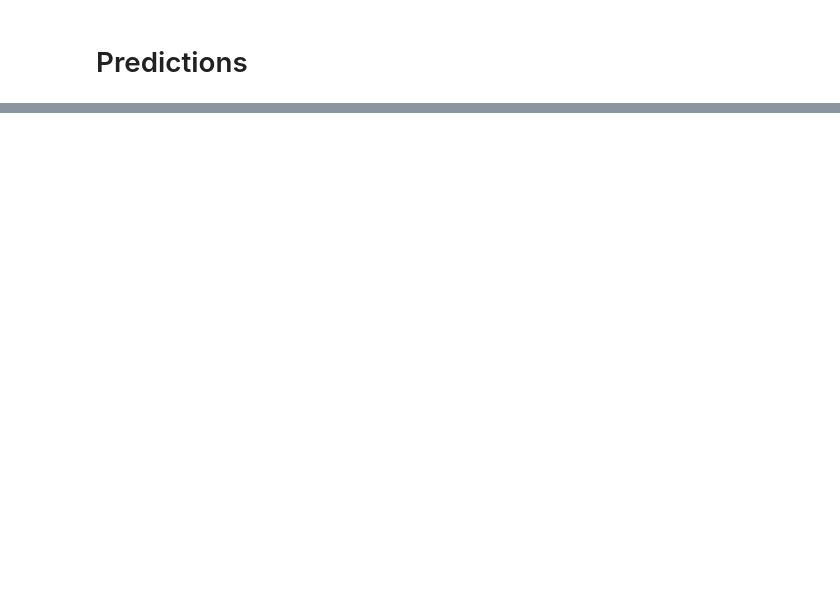
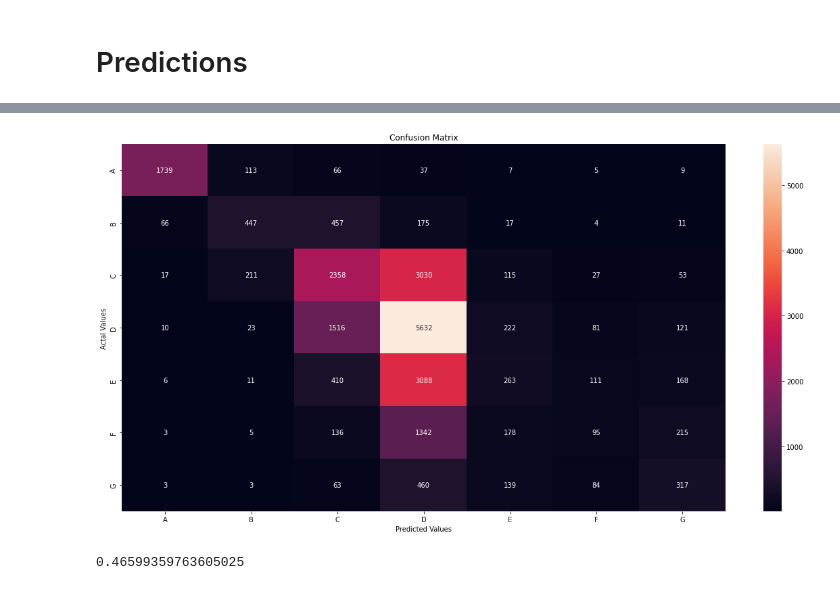
Before and after one commit to oliversvane/DTU_SocialDataProject, a Jupyter notebook: Predictions_martins.ipynb, the cells around one changed output, grey strips where cells are left out. Drawn from its saved outputs; the diff is of its cells as text; code cells hidden in the pictures; blank space fills up the shorter version.

```diff
--- a/Predictions_martins.ipynb
+++ b/Predictions_martins.ipynb
@@ -248,5 +194,14 @@ X,y=[
               'HeatSupply',
               'materialOfRoof',
               'materialOfWall',
-              'YearOfConstruction',
+              'YearOfConstruction_Interval',
+              'has_been_rennovated'
               ],['EnergyLabelClassification']
+# %%
+has_been_rennovated=[]
+for i in range(len(pred_df)):
+    if df.dateOfRenovation_dateOfEvent_anyPoint[i] =="other:unpopulated":
+        has_been_rennovated.append(0)
+    else:
+        has_been_rennovated.append(1)
+pred_df['has_been_rennovated']=has_been_rennovated
@@ -254,8 +215,9 @@ X,y=[
 from sklearn.preprocessing import MinMaxScaler, StandardScaler
 from sklearn.model_selection import train_test_split
 from xgboost import XGBClassifier
-y=df[y].values
-x=df[X]
+pred_df=pred_df.sort_values(by=['EnergyLabelClassification'])
+y=pred_df[y].values
+x=pred_df[X]
 x=pd.get_dummies(x)
 labels=list(x.columns)
 x=x.values
@@ -270,13 +234,15 @@ y_pred = model_xg.predict(X_test);
 # %%
 cm = confusion_matrix(y_test, y_pred)
 cm_df = pd.DataFrame(cm,
-                     index = list(df.EnergyLabelClassification.unique()),
-                     columns = list(df.EnergyLabelClassification.unique()))
+                     index = sorted(list(df.EnergyLabelClassification.unique())),
+                     columns = sorted(list(df.EnergyLabelClassification.unique())))
 # %%
 #Plotting the confusion matrix
 plt.figure(figsize=(20,10))
-sns.heatmap(cm_df, annot=True)
+sns.heatmap(cm_df, annot=True,fmt='g')
 plt.title('Confusion Matrix')
 plt.ylabel('Actal Values')
 plt.xlabel('Predicted Values')
 plt.show()
+# %% [output]
+[figure, added]
@@ -286,0 +249,4 @@ plot_feature_importance(model_xg.feature_importances_,labels,"XG Second Serve ")
+# %%
+scoreXG
+# %% [output]
+0.46599359763605025
```
Also changed, not shown: parts of 39 cells of this notebook.
